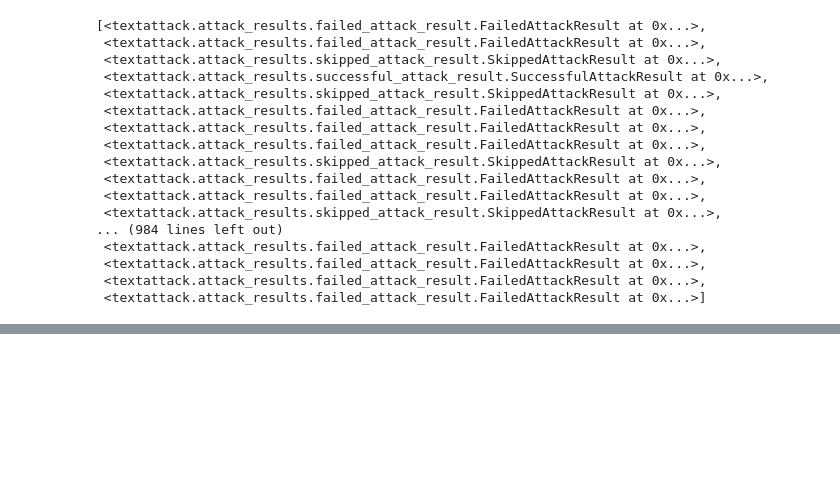
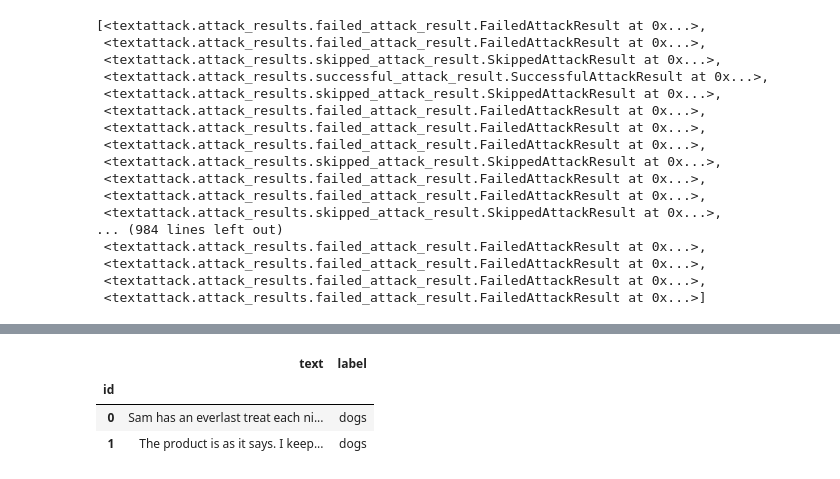
Before and after one commit to AlexZapolskii/text_attacks, a Jupyter notebook: notebooks/BERT_Amazon.ipynb, the cells around one changed output, grey strips where cells are left out. Cells and saved outputs as stored; diff of their text form; code cells hidden in the pictures; blank space fills up the shorter version.

```diff
--- a/notebooks/BERT_Amazon.ipynb
+++ b/notebooks/BERT_Amazon.ipynb
@@ -1173,0 +1291,7 @@ Wall time: 2h 29min 31s
+# %%
+train_df.head(2)
+# %% [output]
+|  | text | label |
+| id |  |  |
+| 0 | Sam has an everlast treat each ni... | dogs |
+| 1 | The product is as it says. I keep... | dogs |
```
Also changed, not shown: parts of 12 cells of this notebook.
